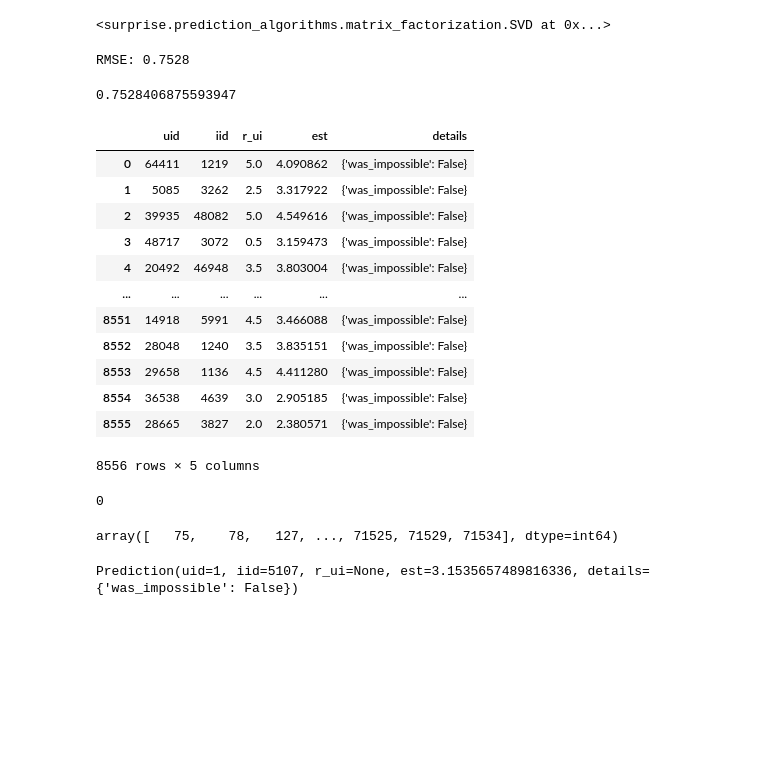
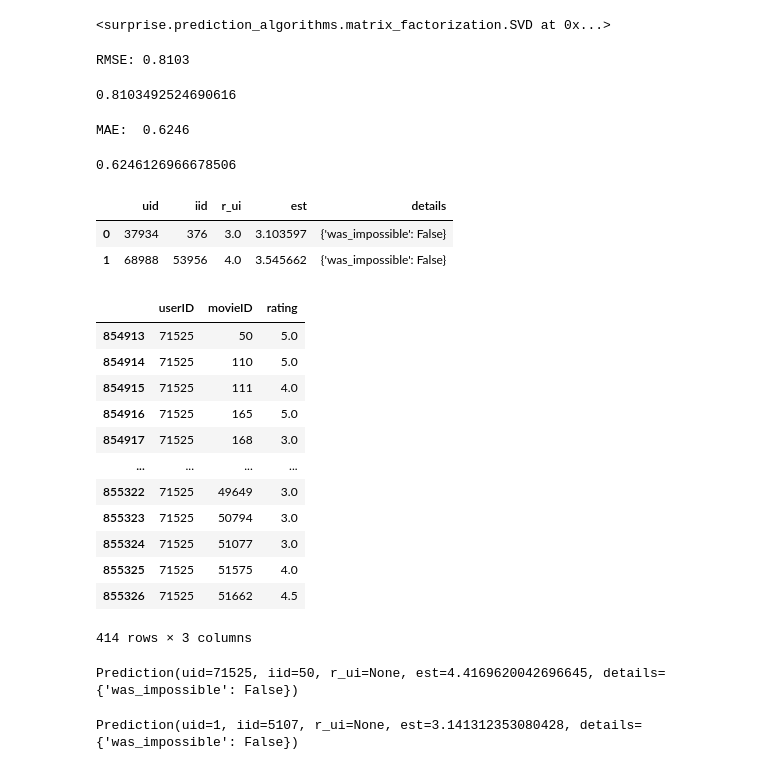
Before and after one commit to OvinduWijethunge/model_based_recommendation_system, a Jupyter notebook: Collaborative Filtering.ipynb, the cells around one changed output. Cells and saved outputs as stored; diff of their text form; code cells hidden in the pictures; blank space fills up the shorter version.

```diff
--- a/Collaborative Filtering.ipynb
+++ b/Collaborative Filtering.ipynb
@@ -128,0 +130,6 @@ algo = SVD()
+# %%
+param_grid = {'n_epochs': [10,12], 'lr_all': [0.002, 0.005],
+              'reg_all': [0.4, 0.5]}
+gs = GridSearchCV(SVD, param_grid, measures=['rmse', 'mae'], cv=3)
+
+gs.fit(data)
@@ -129,3 +149,5 @@ algo = SVD()
+# %%
+algo = gs.best_estimator['rmse']
 # %%
 # Data split 9/1
 trainset, testset = train_test_split(data, test_size=0.01)
@@ -139,26 +161,21 @@ predictions = algo.test(testset)
 # %%
 accuracy.rmse(predictions)
 # %% [output]
-RMSE: 0.7528
+RMSE: 0.8103
-0.7528406875593947
+0.8103492524690616
+# %%
+accuracy.mae(predictions)
+# %% [output]
+MAE:  0.6246
+0.6246126966678506
 # %%
 test = pd.DataFrame(predictions)
 # %%
-test
+test.head(2)
 # %% [output]
 |  | uid | iid | r_ui | est | details |
-| 0 | 64411 | 1219 | 5.0 | 4.090862 | {'was_impossible': False} |
-| 1 | 5085 | 3262 | 2.5 | 3.317922 | {'was_impossible': False} |
-| 2 | 39935 | 48082 | 5.0 | 4.549616 | {'was_impossible': False} |
-| 3 | 48717 | 3072 | 0.5 | 3.159473 | {'was_impossible': False} |
-| 4 | 20492 | 46948 | 3.5 | 3.803004 | {'was_impossible': False} |
-| ... | ... | ... | ... | ... | ... |
-| 8551 | 14918 | 5991 | 4.5 | 3.466088 | {'was_impossible': False} |
-| 8552 | 28048 | 1240 | 3.5 | 3.835151 | {'was_impossible': False} |
-| 8553 | 29658 | 1136 | 4.5 | 4.411280 | {'was_impossible': False} |
-| 8554 | 36538 | 4639 | 3.0 | 2.905185 | {'was_impossible': False} |
-| 8555 | 28665 | 3827 | 2.0 | 2.380571 | {'was_impossible': False} |
+| 0 | 37934 | 376 | 3.0 | 3.103597 | {'was_impossible': False} |
+| 1 | 68988 | 53956 | 4.0 | 3.545662 | {'was_impossible': False} |
-8556 rows × 5 columns
 # %%
 import pickle
 #open a file, where you ant to store the data
@@ -167,16 +184,27 @@ file = open('SVD_modelv2.pkl', 'wb')
 pickle.dump(algo, file)
 file.close()
 # %%
-x = df[df['userID'] == 1].shape
+ df[df['userID'] == 71525]
+# %% [output]
+|  | userID | movieID | rating |
+| 854913 | 71525 | 50 | 5.0 |
+| 854914 | 71525 | 110 | 5.0 |
+| 854915 | 71525 | 111 | 4.0 |
+| 854916 | 71525 | 165 | 5.0 |
+| 854917 | 71525 | 168 | 3.0 |
+| ... | ... | ... | ... |
+| 855322 | 71525 | 49649 | 3.0 |
+| 855323 | 71525 | 50794 | 3.0 |
+| 855324 | 71525 | 51077 | 3.0 |
+| 855325 | 71525 | 51575 | 4.0 |
+| 855326 | 71525 | 51662 | 4.5 |
+414 rows × 3 columns
-# %%
-x[0]
-# %% [output]
-0
-# %%
-df['userID'].unique()
-# %% [output]
-array([   75,    78,   127, ..., 71525, 71529, 71534], dtype=int64)
+# %%
+algo.predict(71525,50)
+# %% [output]
+Prediction(uid=71525, iid=50, r_ui=None, est=4.4169620042696645, details={'was_impossible': False})
 # %%
+# user is not in dataset
 algo.predict(1, 5107)
 # %% [output]
-Prediction(uid=1, iid=5107, r_ui=None, est=3.1535657489816336, details={'was_impossible': False})
+Prediction(uid=1, iid=5107, r_ui=None, est=3.141312353080428, details={'was_impossible': False})
```
Also changed, not shown: parts of 19 cells of this notebook, 9 other files.
